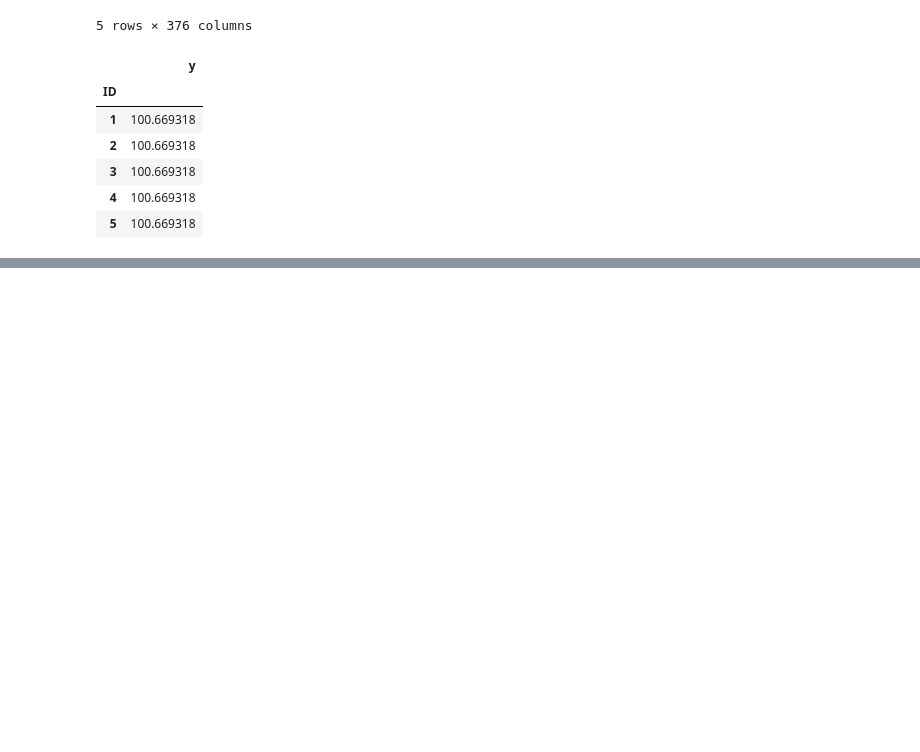
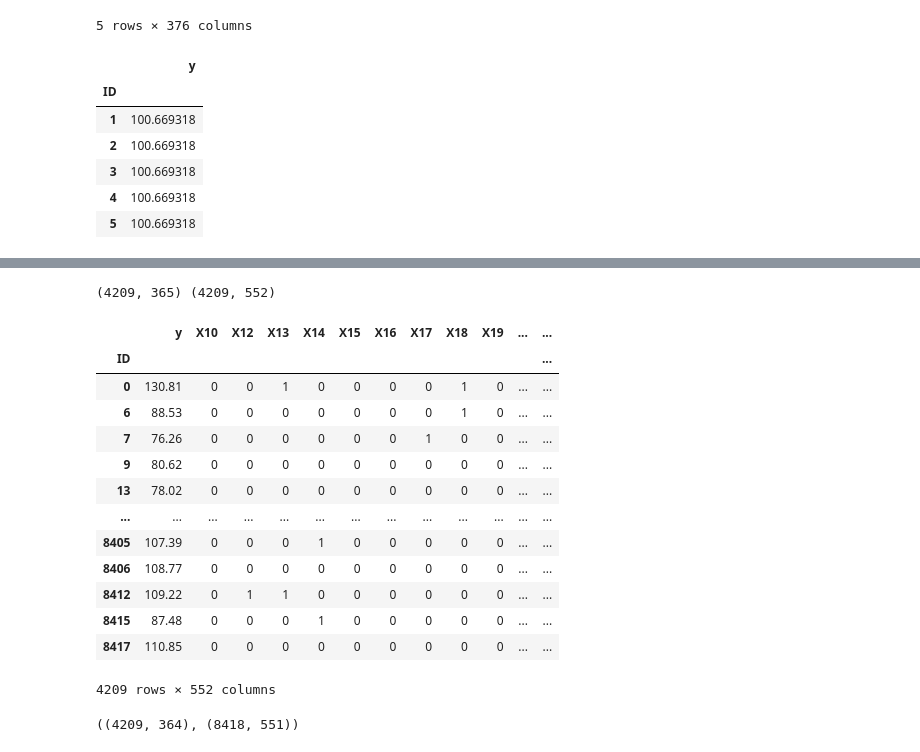
Before and after one commit to JiYoungGoGo/AI_School, a Jupyter notebook: ML/Benz.ipynb, the cells around one changed output, grey strips where cells are left out. Drawn from its saved outputs; the diff is of its cells as text; code cells hidden in the pictures; blank space fills up the shorter version.

```diff
--- a/ML/Benz.ipynb
+++ b/ML/Benz.ipynb
@@ -60,0 +267,35 @@ submission.head()
+# %%
+df_train = pd.concat([train_num, df_train_ohe], axis=1)
+print(train.shape, df_train.shape)
+df_train
+# %% [output]
+(4209, 365) (4209, 552)
+|  | y | X10 | X12 | X13 | X14 | X15 | X16 | X17 | X18 | X19 | ... | ... |
+| ID |  |  |  |  |  |  |  |  |  |  |  | ... |
+| 0 | 130.81 | 0 | 0 | 1 | 0 | 0 | 0 | 0 | 1 | 0 | ... | ... |
+| 6 | 88.53 | 0 | 0 | 0 | 0 | 0 | 0 | 0 | 1 | 0 | ... | ... |
+| 7 | 76.26 | 0 | 0 | 0 | 0 | 0 | 0 | 1 | 0 | 0 | ... | ... |
+| 9 | 80.62 | 0 | 0 | 0 | 0 | 0 | 0 | 0 | 0 | 0 | ... | ... |
+| 13 | 78.02 | 0 | 0 | 0 | 0 | 0 | 0 | 0 | 0 | 0 | ... | ... |
+| ... | ... | ... | ... | ... | ... | ... | ... | ... | ... | ... | ... | ... |
+| 8405 | 107.39 | 0 | 0 | 0 | 1 | 0 | 0 | 0 | 0 | 0 | ... | ... |
+| 8406 | 108.77 | 0 | 0 | 0 | 0 | 0 | 0 | 0 | 0 | 0 | ... | ... |
+| 8412 | 109.22 | 0 | 1 | 1 | 0 | 0 | 0 | 0 | 0 | 0 | ... | ... |
+| 8415 | 87.48 | 0 | 0 | 0 | 1 | 0 | 0 | 0 | 0 | 0 | ... | ... |
+| 8417 | 110.85 | 0 | 0 | 0 | 0 | 0 | 0 | 0 | 0 | 0 | ... | ... |
+4209 rows × 552 columns
+# %%
+# test 도 동일하게 해준다.
+
+# ohe 결과를 df 로 변경
+df_test_ohe = pd.DataFrame(test_ohe.toarray(), columns=ohe.get_feature_names_out())
+df_test_ohe.index = train.index
+
+# 수치형 데이터
+test_num = test.select_dtypes(include="number")
+
+# 합쳐주기
+df_test = pd.concat([test_num, df_test_ohe], axis=1)
+test.shape, df_test.shape
+# %% [output]
+((4209, 364), (8418, 551))
```
Also changed, not shown: parts of 19 cells of this notebook.
